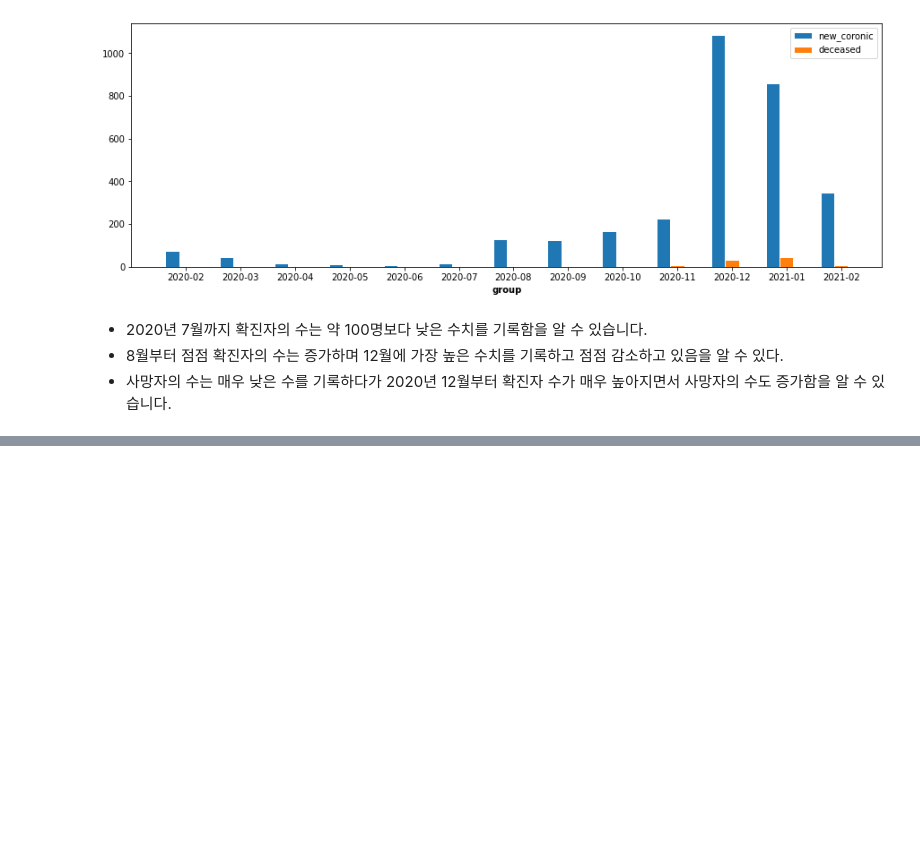
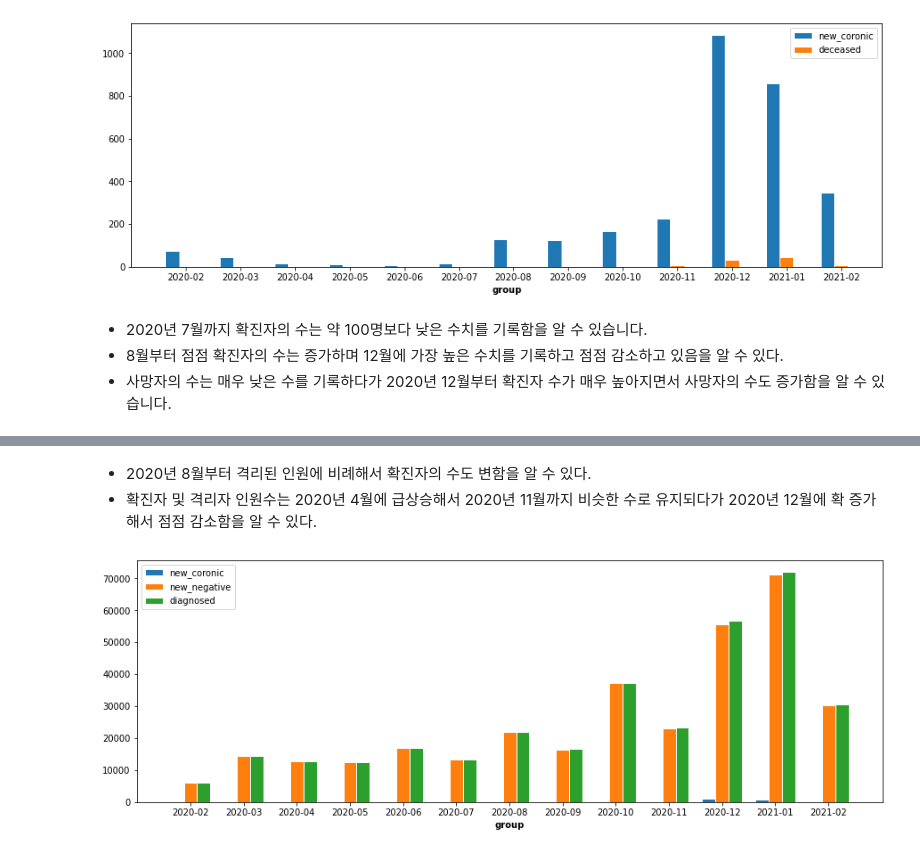
Before and after one commit to jaho901/Covid-19, a Jupyter notebook: 3. Visualization.ipynb, the cells around one changed output, grey strips where cells are left out. Drawn from its saved outputs; the diff is of its cells as text; code cells hidden in the pictures; blank space fills up the shorter version.

```diff
--- a/3. Visualization.ipynb
+++ b/3. Visualization.ipynb
@@ -362,0 +401,26 @@ plt.show()
+# %% [markdown]
+* 2020년 8월부터 격리된 인원에 비례해서 확진자의 수도 변함을 알 수 있다.
+* 확진자 및 격리자 인원수는 2020년 4월에 급상승해서 2020년 11월까지 비슷한 수로 유지되다가 2020년 12월에 확 증가해서 점점 감소함을 알 수 있다.
+# %%
+barWidth = 0.25
+
+bar1 = sum_data['new_coronic']
+bar2 = sum_data['new_negative']
+bar3 = sum_data['diagnosed']
+
+r1 = np.arange(len(bar1))
+r2 = [x + barWidth for x in r1]
+r3 = [x + barWidth for x in r2]
+
+plt.figure(figsize=(15,5))
+
+plt.bar(r1, bar1, width=barWidth, edgecolor='white', label='new_coronic')
+plt.bar(r2, bar2, width=barWidth, edgecolor='white', label='new_negative')
+plt.bar(r3, bar3, width=barWidth, edgecolor='white', label='diagnosed')
+plt.xlabel('group', fontweight='bold')
+plt.xticks([r + barWidth for r in range(len(bar1))], mean_data.index)
+
+plt.legend()
+plt.show()
+# %% [output]
+[figure, added]
```
Also changed, not shown: parts of 7 cells of this notebook.
